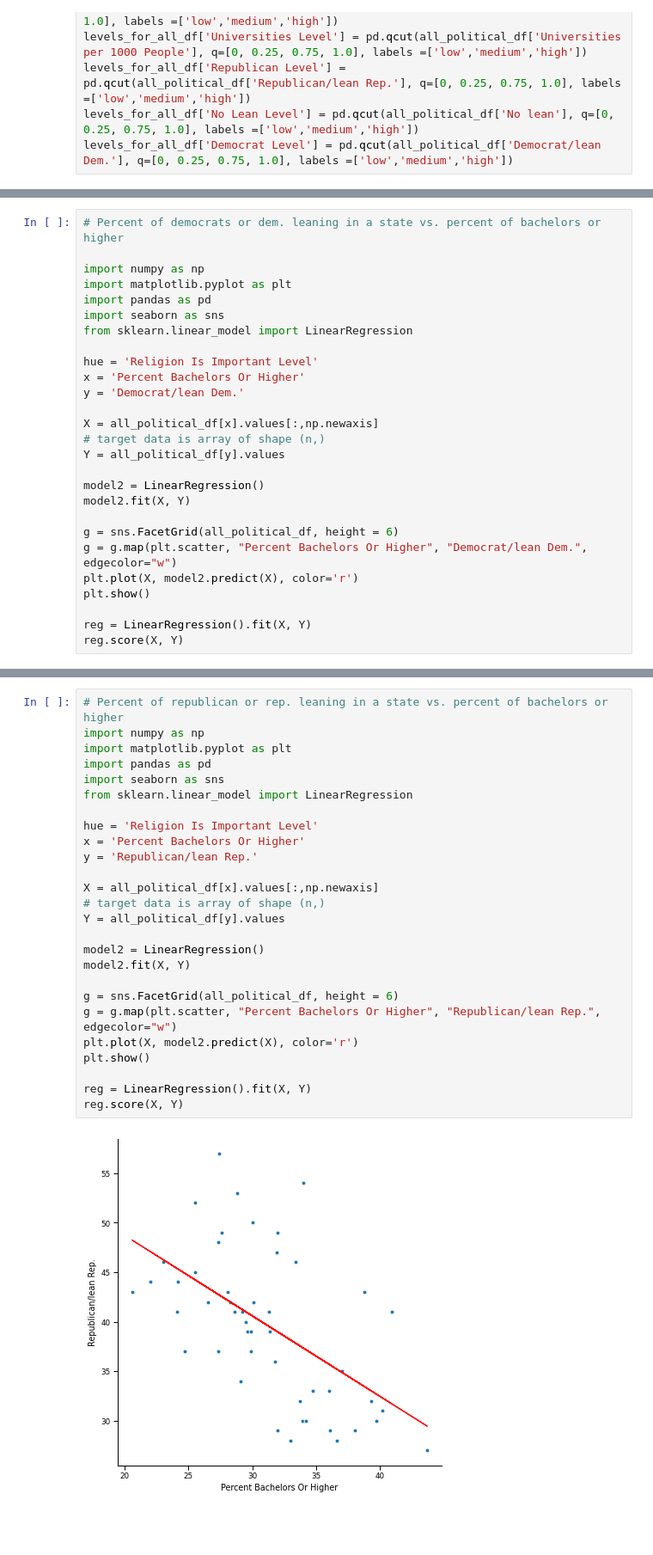
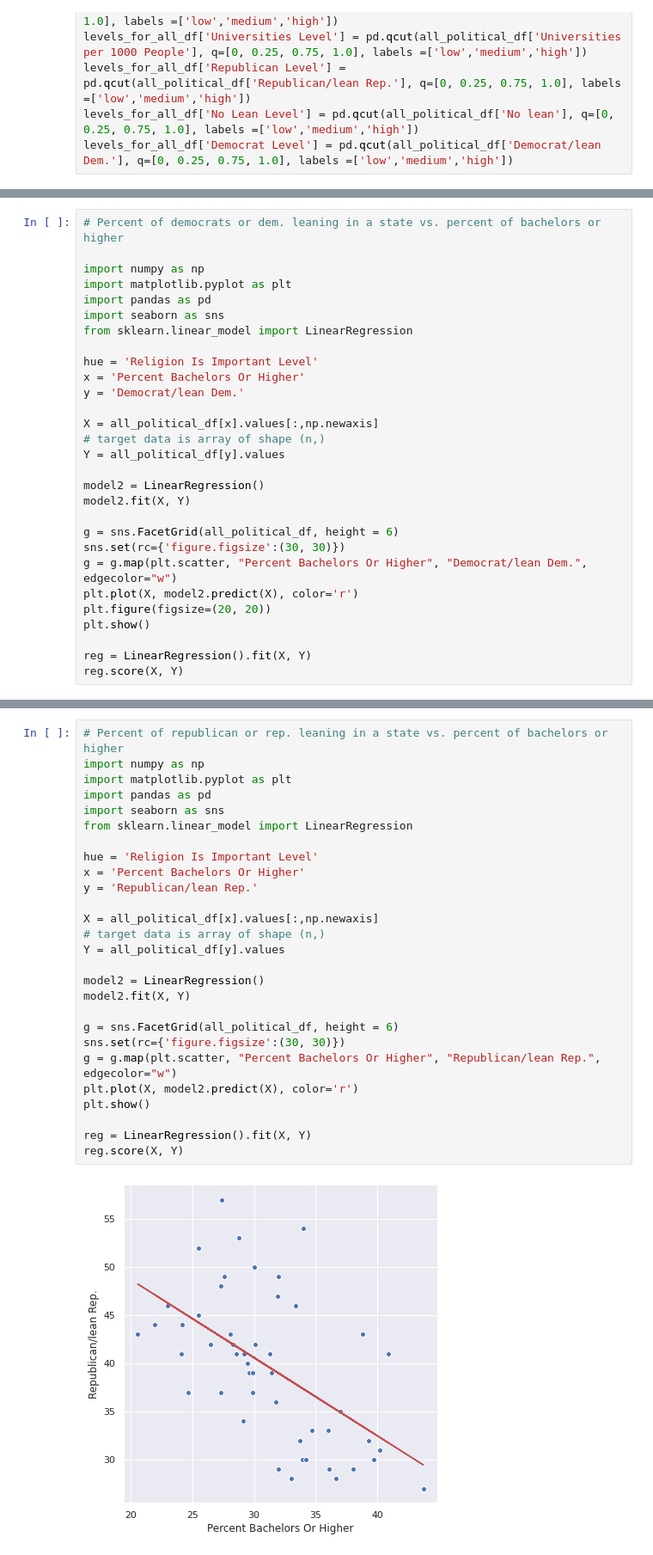
Before and after one commit to kirakirakira/Code-Louisville-Data-Science-Project, a Jupyter notebook: Education and Religion.ipynb, the cells around one changed output, grey strips where cells are left out. Shown at 86% size. Cells and saved outputs as stored; diff of their text form; blank space fills up the shorter version.

```diff
--- a/Education and Religion.ipynb
+++ b/Education and Religion.ipynb
@@ -705,8 +677,10 @@ model2 = LinearRegression()
 model2.fit(X, Y)
 
 g = sns.FacetGrid(all_political_df, height = 6)
+sns.set(rc={'figure.figsize':(30, 30)})
 g = g.map(plt.scatter, "Percent Bachelors Or Higher", "Democrat/lean Dem.", edgecolor="w")
 plt.plot(X, model2.predict(X), color='r')
+plt.figure(figsize=(20, 20))
 plt.show()
 
 reg = LinearRegression().fit(X, Y)
@@ -717,29 +698,30 @@ reg.score(X, Y)
 # %%
 # Percent of republican or rep. leaning in a state vs. percent of bachelors or higher
 import numpy as np
 import matplotlib.pyplot as plt
 import pandas as pd
 import seaborn as sns
 from sklearn.linear_model import LinearRegression
 
 hue = 'Religion Is Important Level'
 x = 'Percent Bachelors Or Higher'
 y = 'Republican/lean Rep.'
 
 X = all_political_df[x].values[:,np.newaxis]
 # target data is array of shape (n,)
 Y = all_political_df[y].values
 
 model2 = LinearRegression()
 model2.fit(X, Y)
 
 g = sns.FacetGrid(all_political_df, height = 6)
+sns.set(rc={'figure.figsize':(30, 30)})
 g = g.map(plt.scatter, "Percent Bachelors Or Higher", "Republican/lean Rep.", edgecolor="w")
 plt.plot(X, model2.predict(X), color='r')
 plt.show()
 
 reg = LinearRegression().fit(X, Y)
 reg.score(X, Y)
 # %% [output]
-[figure, old version]
+[figure, new version]
 0.30816780896553764
```
Also changed, not shown: parts of 18 cells of this notebook.
